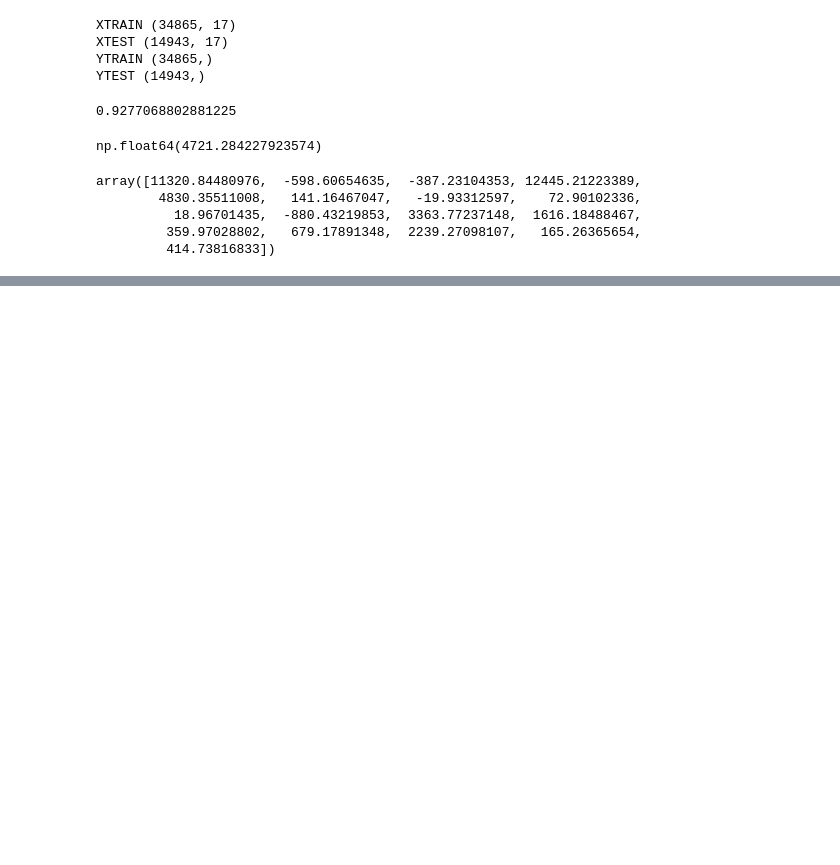
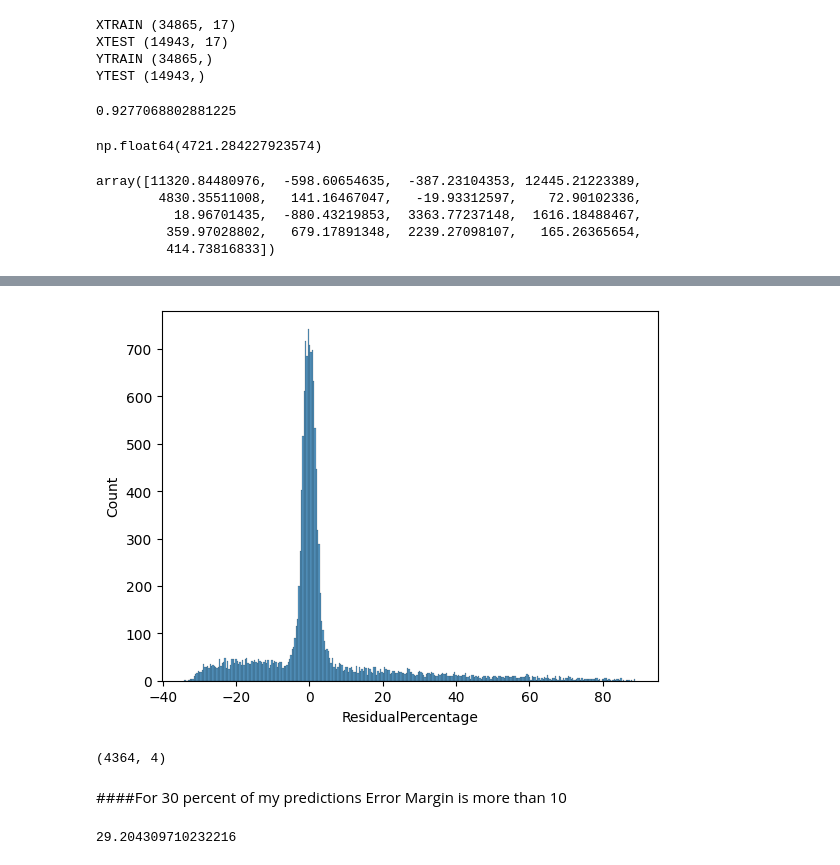
Before and after one commit to neel-madhav/HealthcarePremiumPrediction, a Jupyter notebook: PremiumPrediction.ipynb, the cells around one changed output, grey strips where cells are left out. Drawn from its saved outputs; the diff is of its cells as text; code cells hidden in the pictures; blank space fills up the shorter version.

```diff
--- a/PremiumPrediction.ipynb
+++ b/PremiumPrediction.ipynb
@@ -423,0 +535,7 @@ array([11320.84480976,  -598.60654635,  -387.23104353, 12445.21223389,
+# %%
+Y_pred = best_model.predict(X_test)
+Residual = Y_pred - Y_test
+Residual_Percentage = (Residual*100) / (Y_test)
+# %%
+results_df = pd.DataFrame({'Actual': Y_test, 'Predicted': Y_pred, 'Residual': Residual, 'ResidualPercentage':Residual_Percentage })
+results_df.head()
@@ -423,0 +549,17 @@ array([11320.84480976,  -598.60654635,  -387.23104353, 12445.21223389,
+# %%
+sns.histplot(results_df['ResidualPercentage'])
+plt.show()
+# %% [output]
+[figure, added]
+# %%
+ExtremeErrorThreshold = 10
+ExtremeResults = results_df[np.abs(results_df['ResidualPercentage']) > ExtremeErrorThreshold]
+ExtremeResults.shape
+# %% [output]
+(4364, 4)
+# %% [markdown]
+####For 30 percent of my predictions Error Margin is more than 10
+# %%
+ExtremeResults.shape[0]*100/results_df.shape[0]
+# %% [output]
+29.204309710232216
```
Also changed, not shown: parts of 28 cells of this notebook.
